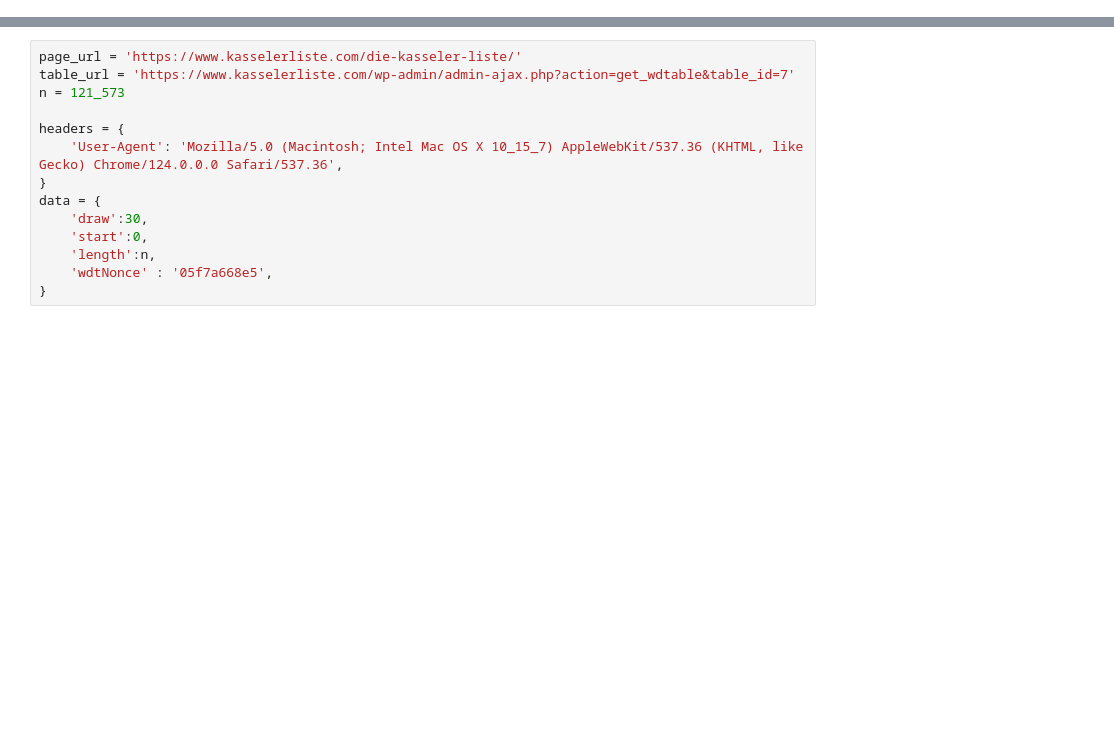
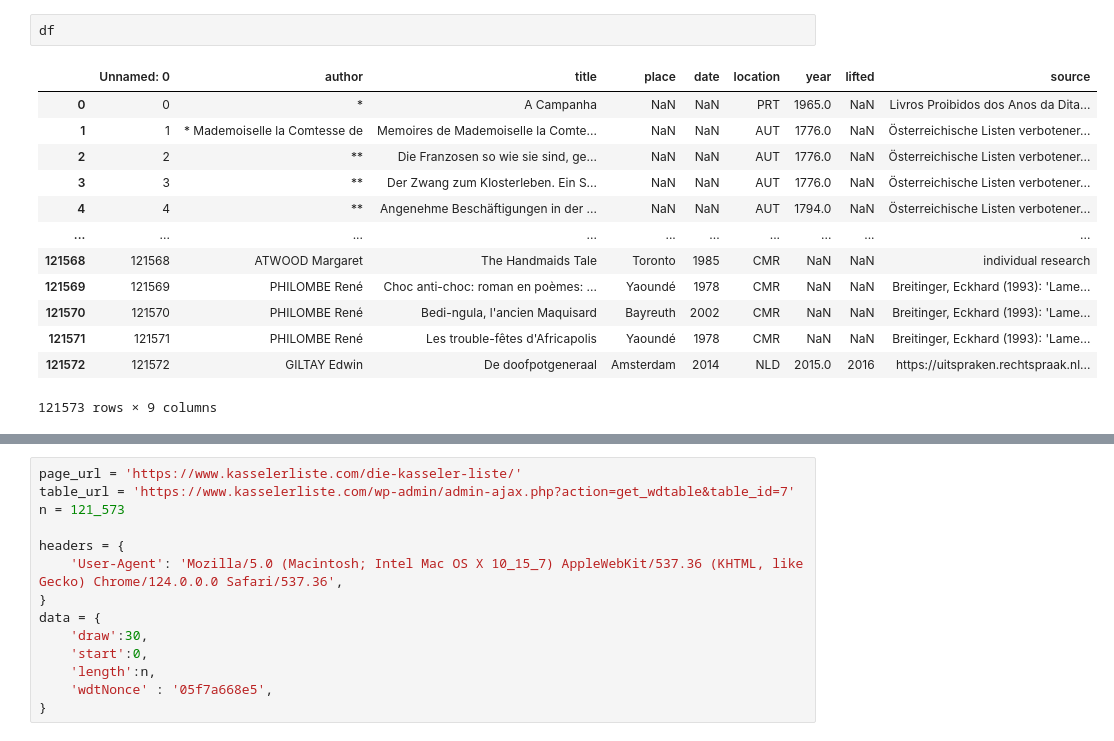
Before and after one commit to CerberusLatrans/NETSI-banned-books, a Jupyter notebook: kasseler.ipynb, the cells around one changed output, grey strips where cells are left out. Cells and saved outputs as stored; diff of their text form; blank space fills up the shorter version.

```diff
--- a/kasseler.ipynb
+++ b/kasseler.ipynb
@@ -3,0 +12,16 @@ import pandas as pd
+# %%
+df
+# %% [output]
+|  | Unnamed: 0 | author | title | place | date | location | year | lifted | source |
+| 0 | 0 | * | A Campanha | NaN | NaN | PRT | 1965.0 | NaN | Livros Proibidos dos Anos da Dita... |
+| 1 | 1 | * Mademoiselle la Comtesse de | Memoires de Mademoiselle la Comte... | NaN | NaN | AUT | 1776.0 | NaN | Österreichische Listen verbotener... |
+| 2 | 2 | ** | Die Franzosen so wie sie sind, ge... | NaN | NaN | AUT | 1776.0 | NaN | Österreichische Listen verbotener... |
+| 3 | 3 | ** | Der Zwang zum Klosterleben. Ein S... | NaN | NaN | AUT | 1776.0 | NaN | Österreichische Listen verbotener... |
+| 4 | 4 | ** | Angenehme Beschäftigungen in der ... | NaN | NaN | AUT | 1794.0 | NaN | Österreichische Listen verbotener... |
+| ... | ... | ... | ... | ... | ... | ... | ... | ... | ... |
+| 121568 | 121568 | ATWOOD Margaret | The Handmaids Tale | Toronto | 1985 | CMR | NaN | NaN | individual research |
+| 121569 | 121569 | PHILOMBE René | Choc anti-choc: roman en poèmes: ... | Yaoundé | 1978 | CMR | NaN | NaN | Breitinger, Eckhard (1993): 'Lame... |
+| 121570 | 121570 | PHILOMBE René | Bedi-ngula, l'ancien Maquisard | Bayreuth | 2002 | CMR | NaN | NaN | Breitinger, Eckhard (1993): 'Lame... |
+| 121571 | 121571 | PHILOMBE René | Les trouble-fêtes d'Africapolis | Yaoundé | 1978 | CMR | NaN | NaN | Breitinger, Eckhard (1993): 'Lame... |
+| 121572 | 121572 | GILTAY Edwin | De doofpotgeneraal | Amsterdam | 2014 | NLD | 2015.0 | 2016 | https://uitspraken.rechtspraak.nl... |
+121573 rows × 9 columns
```
Also changed, not shown: parts of 4 cells of this notebook, 1 other file.
